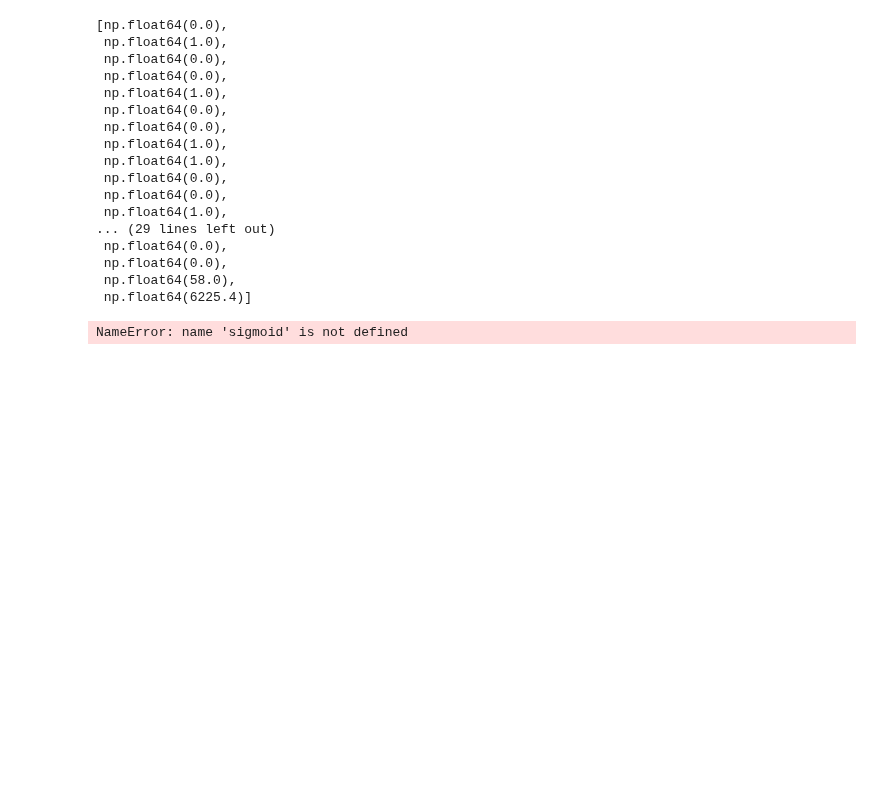
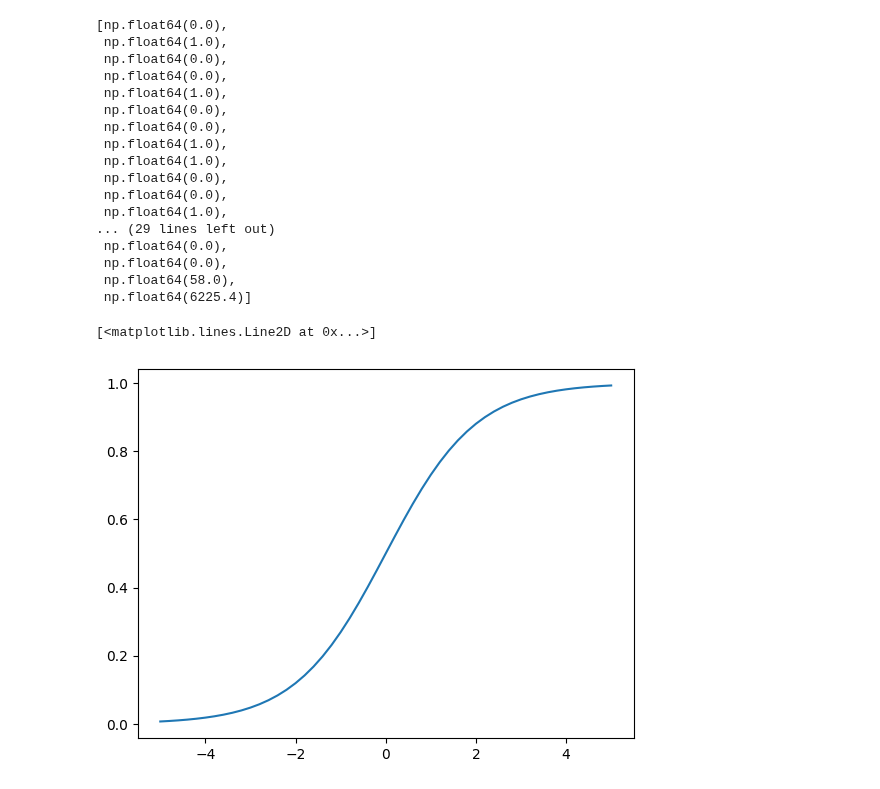
Before and after one commit to C-Monsta/machine_learning_zoomcamp, a Jupyter notebook: 03_churn_notes.ipynb, the cells around one changed output. Saved outputs shown, nothing was run; the diff lists cells and outputs as text; code cells hidden in the pictures; blank space fills up the shorter version.

```diff
--- a/03_churn_notes.ipynb
+++ b/03_churn_notes.ipynb
@@ -492,12 +493,15 @@ list(dv.transform(train_dict[:5])[0])
 ## probability of xi belonging to positive class
 ###############
 # %%
-deg sigmoids(z):
+def sigmoid(z):
     return 1/ (1+ np.exp(-z)) # np.exp means exponent
 # %%
 # a range of values between 5 and -5
 z = np.linspace(-5, 5, 51)
 # %%
-sigmoid(z)
+# this function is defined above in def sigmoid(z)
+# sigmoid(z) # shows numeric range. always between 0 and 1
+plt.plot(z, sigmoid(z))
 # %% [output]
-NameError: name 'sigmoid' is not defined
+[<matplotlib.lines.Line2D at 0x...>]
+[figure, added]
```
Also changed, not shown: parts of 12 cells of this notebook.
